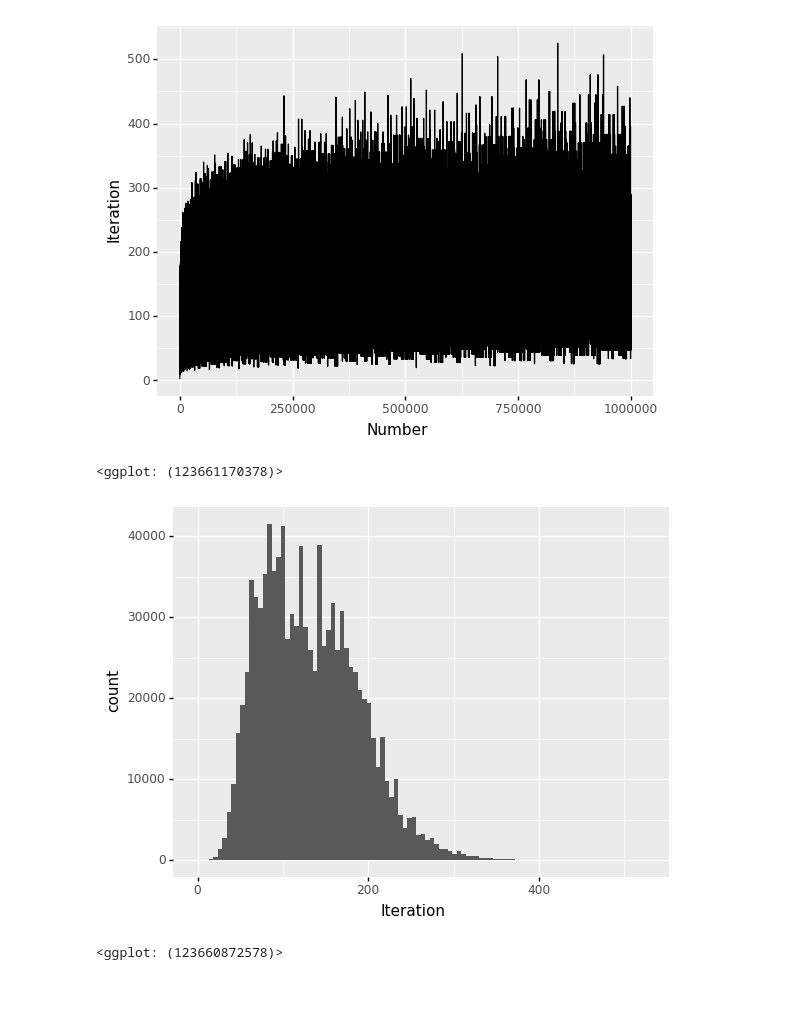
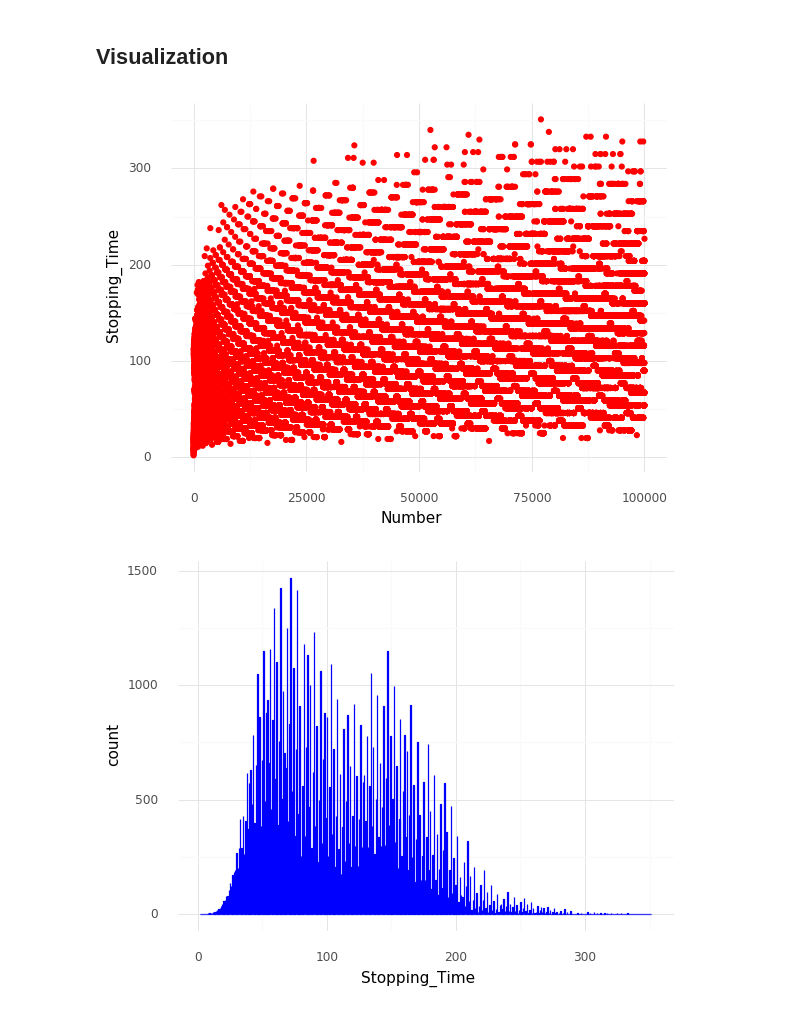
Before and after one commit to Ozeidi/Math_Play_Ground, a Jupyter notebook: 01.Collatz Conjecture.ipynb, the cells around one changed output. Saved outputs shown, nothing was run; the diff lists cells and outputs as text; code cells hidden in the pictures.

```diff
--- a/01.Collatz Conjecture.ipynb
+++ b/01.Collatz Conjecture.ipynb
@@ -25,6 +56,0 @@ for i in lst:
-# %%
-cnt = {k:len(v) for k,v in lst.items()}
-
-df = pd.DataFrame.from_dict(cnt,orient="index").reset_index()
-df.columns = ['Number','Iteration']
-df
@@ -45,21 +57,26 @@ df
-# %%
-
-(
-    ggplot(df)  # What data to use
-    + aes(x="Number", y="Iteration")  # What variable to use
-    + geom_line()  # Geometric object to use for drawing
-
-)
-# %% [output]
-[figure, removed]
-<ggplot: (123661170378)>
-# %%
-
-(
-    ggplot(df)  # What data to use
-    + aes( "Iteration")  # What variable to use
-    + plotnine.geom_histogram(bins=100)  # Geometric object to use for drawing
-)
-# %% [output]
-[figure, removed]
-<ggplot: (123660872578)>
+# %% [markdown]
+## Visualization
+# %%
+
+# Scatter Plot of the Starting Number and the Stoppping Time
+fig1 = (
+    ggplot(df)  # What data to use
+    + aes(x="Number", y="Stopping_Time")  # What variable to use
+    + plotnine.geom_point(color ='red')  # Geometric object to use for drawing
+    +plotnine.theme_minimal()
+)
+
+# Histogram of the Stopping Time for
+fig2 = (
+    ggplot(df)  # What data to use
+    + aes( "Stopping_Time")  # What variable to use
+    + plotnine.geom_histogram(color = 'blue', bins=1000)  # Geometric object to use for drawing
+    +plotnine.theme_minimal()
+)
+
+
+print(fig1)
+print(fig2)
+# %% [output]
+[figure, added]
+[figure, added]
```
Also changed, not shown: parts of 10 cells of this notebook, 10 other files.
